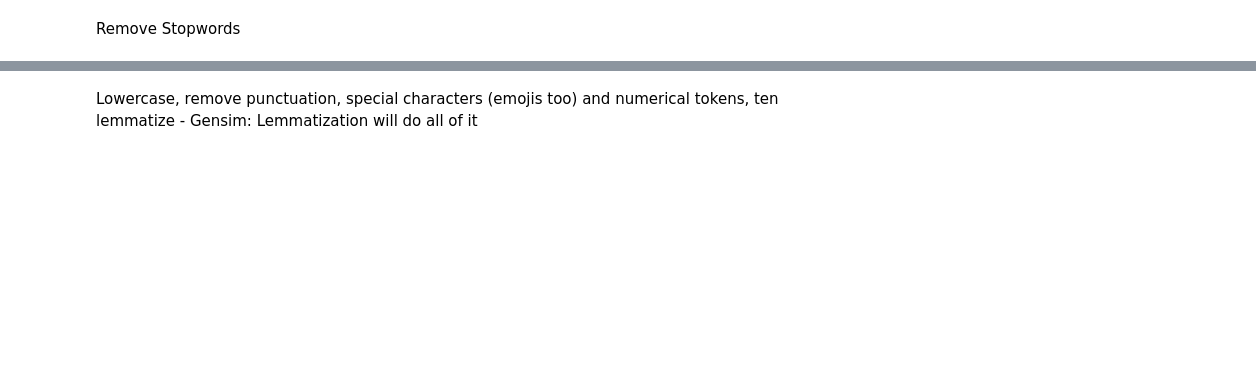
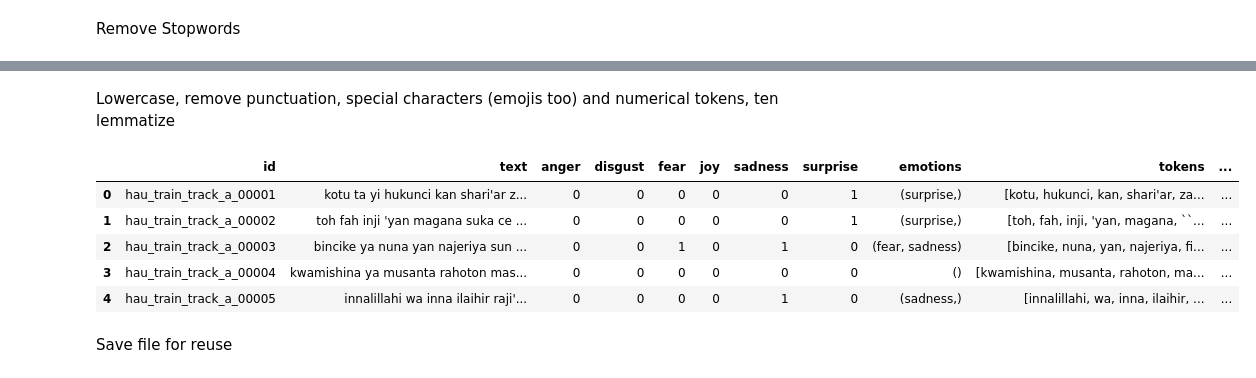
Before and after one commit to u21598012/COS-760-EA, a Jupyter notebook: preprocessor.ipynb, the cells around one changed output, grey strips where cells are left out. Saved outputs shown, nothing was run; the diff lists cells and outputs as text; code cells hidden in the pictures; blank space fills up the shorter version.

```diff
--- a/preprocessor.ipynb
+++ b/preprocessor.ipynb
@@ -5,2 +46,7 @@ ds = load_dataset("brighter-dataset/BRIGHTER-emotion-categories", "")
 # %% [markdown]
 Drop duplicates and rows wit missin values
+# %%
+df = df.applymap(lambda x: tuple(x) if isinstance(x, list) or isinstance(x, np.ndarray) else x)
+df.drop_duplicates(inplace=True)
+df.dropna(inplace=True)
+df.head()
@@ -7,2 +60,6 @@ Drop duplicates and rows wit missin values
 # %% [markdown]
 Tokeinze
+# %%
+from nltk.tokenize import word_tokenize
+df['tokens'] = df['text'].apply(word_tokenize)
+df.head()
@@ -12,0 +75,9 @@ Remove Stopwords
+# %%
+# Import stopwords from https://github.com/stopwords-iso/stopwords-ha
+import requests
+url = "https://raw.githubusercontent.com/stopwords-iso/stopwords-ha/master/stopwords-ha.txt"
+r = requests.get(url)
+stopwords = r.text.split("\n")
+# remove stopwords from tokens column in df
+df['tokens'] = df['tokens'].apply(lambda x: [item for item in x if item not in stopwords])
+df.head()
@@ -13,2 +91,60 @@ Remove Stopwords
 # %% [markdown]
-Lowercase, remove punctuation, special characters (emojis too) and numerical tokens, ten lemmatize - Gensim: Lemmatization will do all of it
+Lowercase, remove punctuation, special characters (emojis too) and numerical tokens, ten lemmatize
+# %%
+import re
+from gensim.parsing.preprocessing import preprocess_string, remove_stopwords, strip_punctuation, strip_numeric
+
+# There is no direct PorterStemmer in recent Gensim versions.
+# Using NLTK's PorterStemmer as an alternative.
+import nltk
+# You only need to download 'porter_stemmer' once
+# nltk.download('porter_stemmer')
+from nltk.stem.porter import PorterStemmer
+
+
+def preprocess_and_stem_tokens(tokens):
+    processed_tokens = []
+    stemmer = PorterStemmer()
+    for token in tokens:
+        # Convert token to string and lowercase
+        token = str(token).lower()
+
+        # Remove emojis (using a common regex pattern)
+        emoji_pattern = re.compile("["
+                               u"\U0001F600-\U0001F64F"  # emoticons
+                               u"\U0001F300-\U0001F5FF"  # symbols & pictographs
+                               u"\U0001F680-\U0001F6FF"  # transport & map symbols
+                               u"\U0001F1E0-\U0001F1FF"  # flags (iOS)
+                               u"\U00002500-\U000025FF"  # geometric shapes
+                               u"\U00002700-\U000027BF"  # dingbats
+                               u"\U0001F900-\U0001F9FF"  # supplemental symbols and pictographs
+                               u"\U0001FA00-\U0001FA6F"  # chess symbols
+                               u"\U0001FA70-\U0001FAFF"  # symbols and pictographs extended-A
+                               u"\U000024C2-\U0001F251"  # Enclosed characters
+                               "]+", flags=re.UNICODE)
+        token = emoji_pattern.sub(r'', token)
+
+        # Remove punctuation
+        token = strip_punctuation(token)
+        # Remove numerical tokens
+        token = strip_numeric(token)
+
+        # Only attempt stemming if the token is not empty after cleaning
+        if token:
+            # Stem the token
+            processed_token = stemmer.stem(token)
+            processed_tokens.append(processed_token)
+    return processed_tokens
+
+# Apply the function to the 'tokens' column
+df['stemmed_tokens'] = df['tokens'].apply(preprocess_and_stem_tokens)
+df.head()
+# %% [output]
+|  | id | text | anger | disgust | fear | joy | sadness | surprise | emotions | tokens | ... |
+| 0 | hau_train_track_a_00001 | kotu ta yi hukunci kan shari'ar z... | 0 | 0 | 0 | 0 | 0 | 1 | (surprise,) | [kotu, hukunci, kan, shari'ar, za... | ... |
+| 1 | hau_train_track_a_00002 | toh fah inji 'yan magana suka ce ... | 0 | 0 | 0 | 0 | 0 | 1 | (surprise,) | [toh, fah, inji, 'yan, magana, ``... | ... |
+| 2 | hau_train_track_a_00003 | bincike ya nuna yan najeriya sun ... | 0 | 0 | 1 | 0 | 1 | 0 | (fear, sadness) | [bincike, nuna, yan, najeriya, fi... | ... |
+| 3 | hau_train_track_a_00004 | kwamishina ya musanta rahoton mas... | 0 | 0 | 0 | 0 | 0 | 0 | () | [kwamishina, musanta, rahoton, ma... | ... |
+| 4 | hau_train_track_a_00005 | innalillahi wa inna ilaihir raji'... | 0 | 0 | 0 | 0 | 1 | 0 | (sadness,) | [innalillahi, wa, inna, ilaihir, ... | ... |
+# %% [markdown]
+Save file for reuse
```
Also changed, not shown: parts of 10 cells of this notebook.
